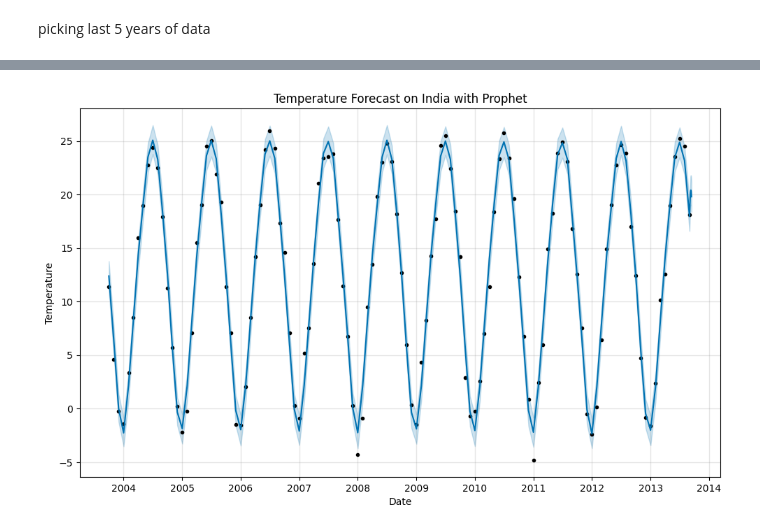
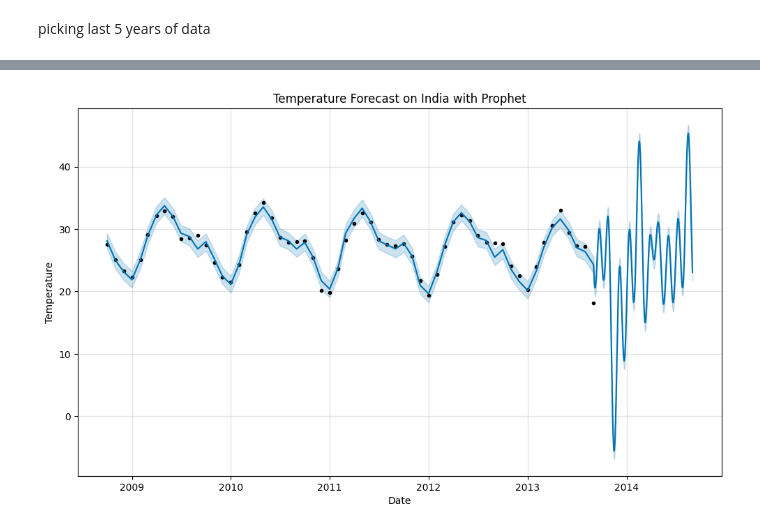
Before and after one commit to shivank124/Kaggle, a Jupyter notebook: global-temperature-records-1850-2022.ipynb, the cells around one changed output, grey strips where cells are left out. Cells and saved outputs as stored; diff of their text form; code cells hidden in the pictures.

```diff
--- a/global-temperature-records-1850-2022.ipynb
+++ b/global-temperature-records-1850-2022.ipynb
@@ -383,4 +407,5 @@ model1.fit(ind_df1)
 <prophet.forecaster.Prophet at 0x...>
 # %%
-future = model1.make_future_dataframe(periods=12)
-forcast = model1.predict(future)
+future = model1.make_future_dataframe(periods=365)
+forecast1 = model1.predict(future)
+forecast1[['ds', 'yhat', 'yhat_lower', 'yhat_upper']].tail()
@@ -387,8 +419,8 @@ forcast = model1.predict(future)
 # %%
-fig = model.plot(forecast)
+fig = model1.plot(forecast1)
 plt.title('Temperature Forecast on India with Prophet')
 plt.xlabel('Date')
 plt.ylabel('Temperature')
 plt.show()
 # %% [output]
-[figure, old version]
+[figure, new version]
```
Also changed, not shown: parts of 15 cells of this notebook.
